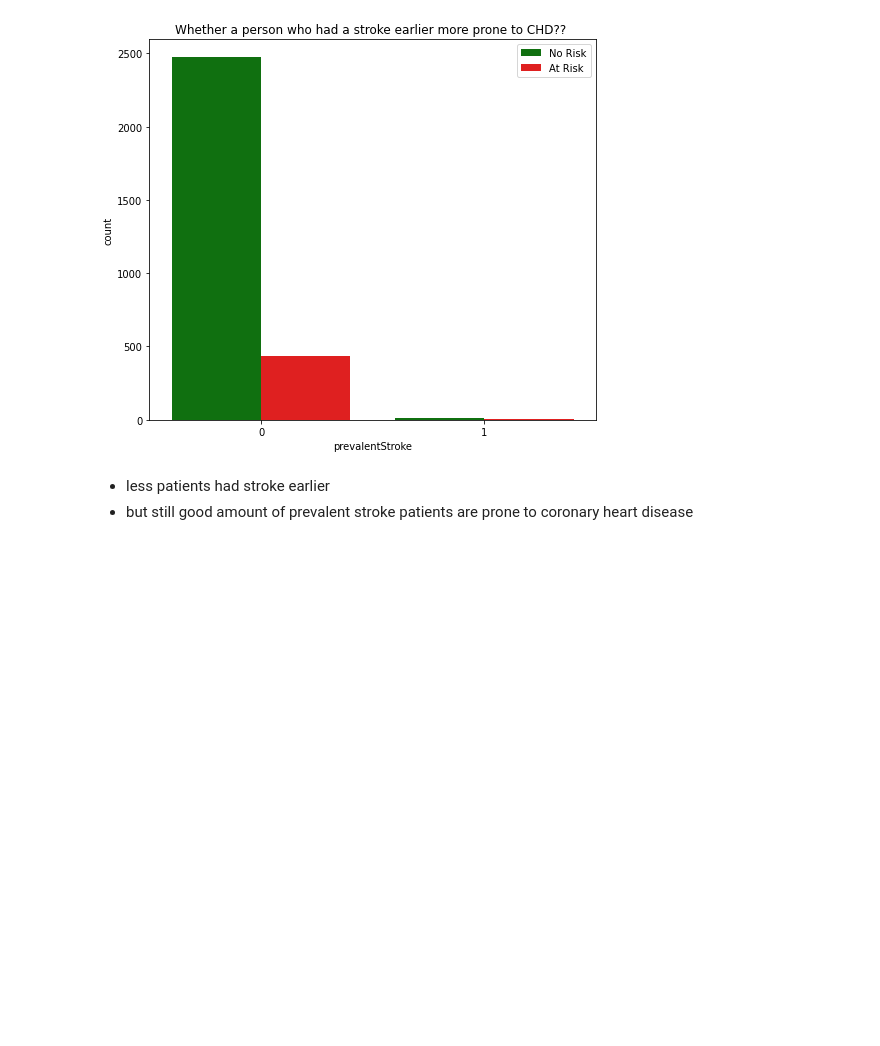
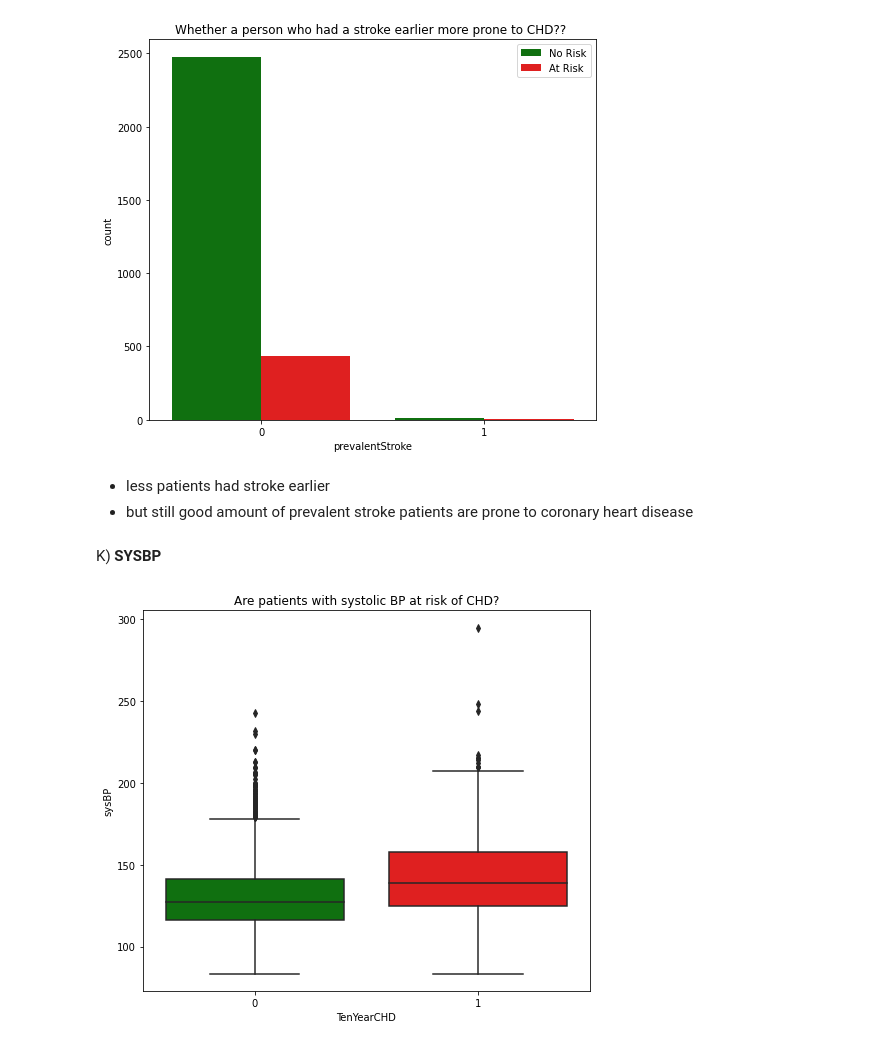
Before and after one commit to Deven876/project3-Cardiovascular-Risk-Prediction, a Jupyter notebook: Project3_Cardiovascular_Risk_Prediction.ipynb, the cells around one changed output. Drawn from its saved outputs; the diff is of its cells as text; code cells hidden in the pictures; blank space fills up the shorter version.

```diff
--- a/Project3_Cardiovascular_Risk_Prediction.ipynb
+++ b/Project3_Cardiovascular_Risk_Prediction.ipynb
@@ -411,3 +413,13 @@ plt.show()
 # %% [markdown]
 - less patients had stroke earlier
 - but still good amount of prevalent stroke patients are prone to coronary heart disease
+# %% [markdown]
+K) **SYSBP**
+# %%
+# are systolic bp patients at risk of chd
+plt.figure(figsize = (8,7))
+sns.boxplot(data1['TenYearCHD'], data1['sysBP'], palette = my_palette)
+plt.title("Are patients with systolic BP at risk of CHD?")
+plt.show()
+# %% [output]
+[figure, added]
```
Also changed, not shown: parts of 14 cells of this notebook.
